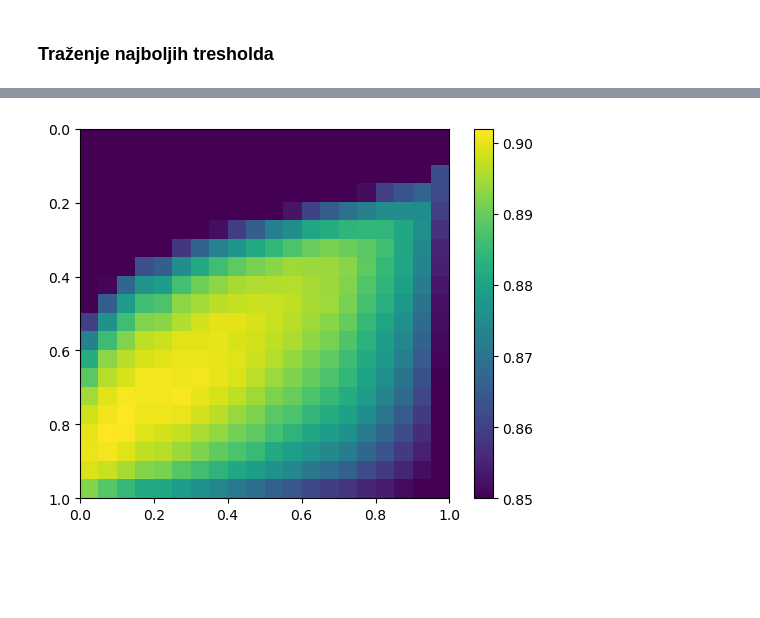
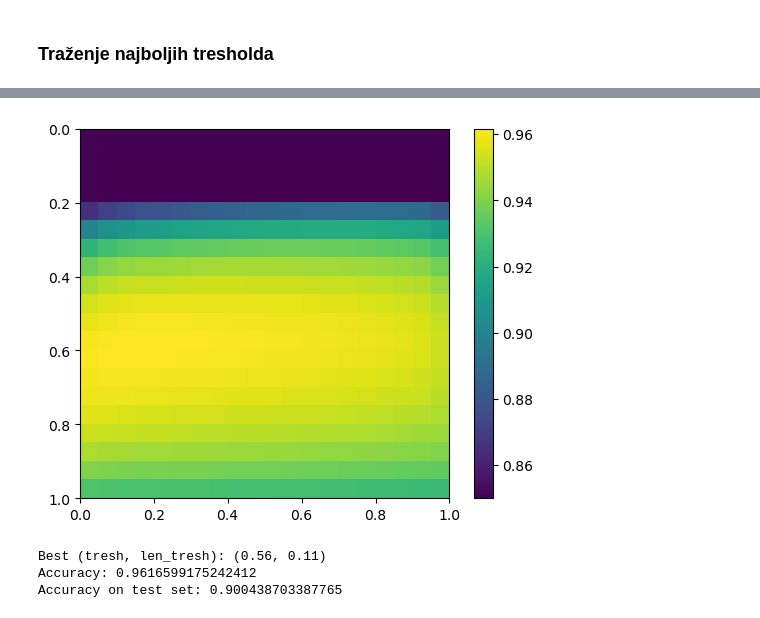
Before and after one commit to rangoiv/Lumen, a Jupyter notebook: main.ipynb, the cells around one changed output, grey strips where cells are left out. Saved outputs shown, nothing was run; the diff lists cells and outputs as text; code cells hidden in the pictures; blank space fills up the shorter version.

```diff
--- a/main.ipynb
+++ b/main.ipynb
@@ -602,0 +638,2 @@ preds = tresh_mult(mitems, mpreds, tresh=0.65, len_tresh=0.2)
+# %%
+mitems_valid, mpreds_valid = get_preds_mult(train_items + valid_items)
@@ -603,8 +642,9 @@ preds = tresh_mult(mitems, mpreds, tresh=0.65, len_tresh=0.2)
 # %%
-tab = []
-for tresh in range(1, 100, 5):
-    tab.append([])
-    for len_tresh in range(1,100, 5):
-        preds = tresh_mult(mitems, mpreds, tresh=tresh/100, len_tresh=len_tresh/100)
-        ac = 1 - get_accuracy(preds)[2]
-        tab[-1].append(ac)
+tresh, len_tresh = get_best_tresh(mitems_valid, mpreds_valid)
+preds = tresh_mult(mitems_test, mpreds_test, tresh=tresh, len_tresh=len_tresh)
+print("Accuracy on test set:", 1 - get_accuracy(preds)[2])
+# %% [output]
+[figure, added]
+Best (tresh, len_tresh): (0.56, 0.11)
+Accuracy: 0.9616599175242412
+Accuracy on test set: 0.900438703387765
@@ -615,6 +650,0 @@ tab[tab < 0.85] = 0.85
-# %%
-plt.imshow(tab, extent=[0,1,1,0])
-plt.colorbar()
-plt.show()
-# %% [output]
-[figure, removed]
```
Also changed, not shown: parts of 39 cells of this notebook, 19 other files.
